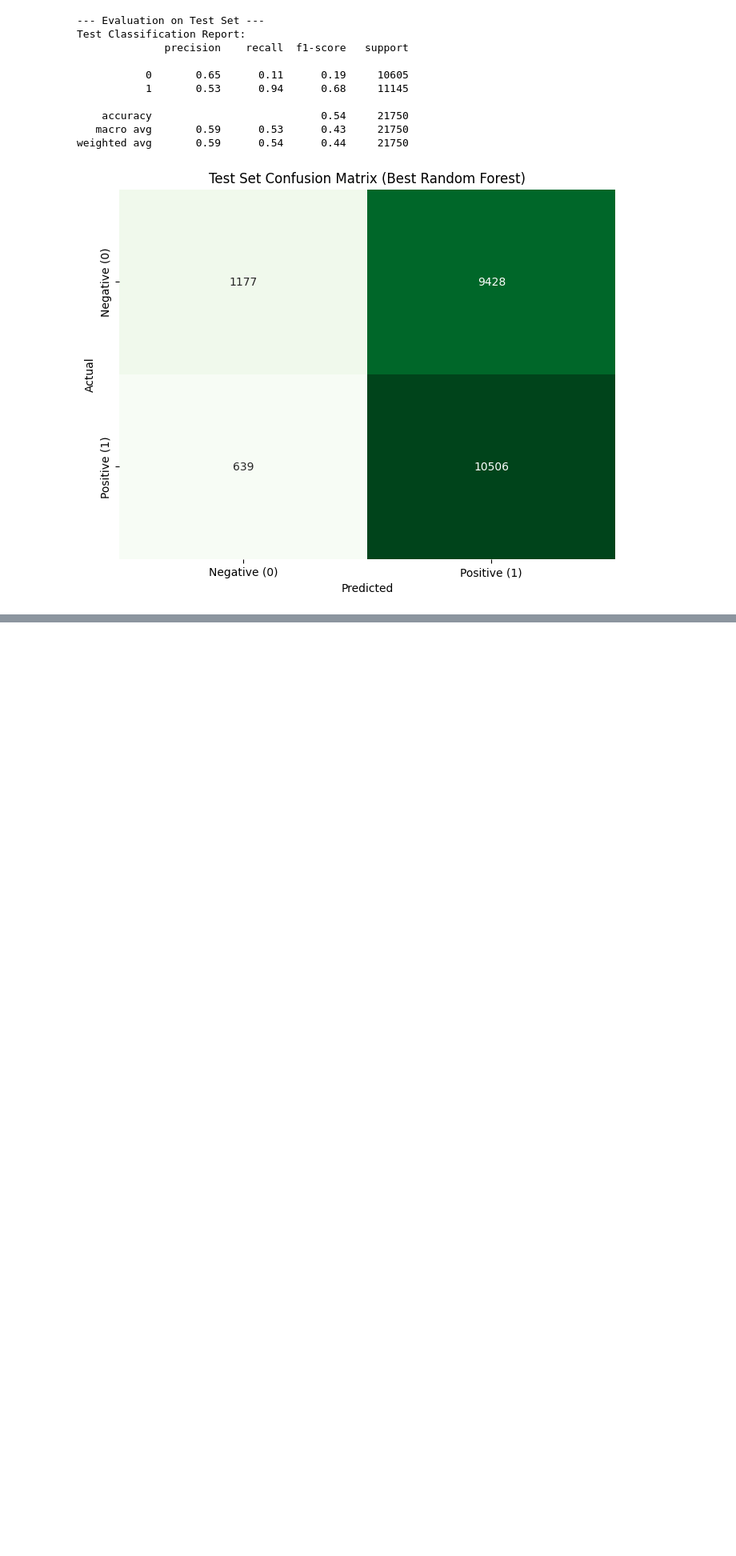
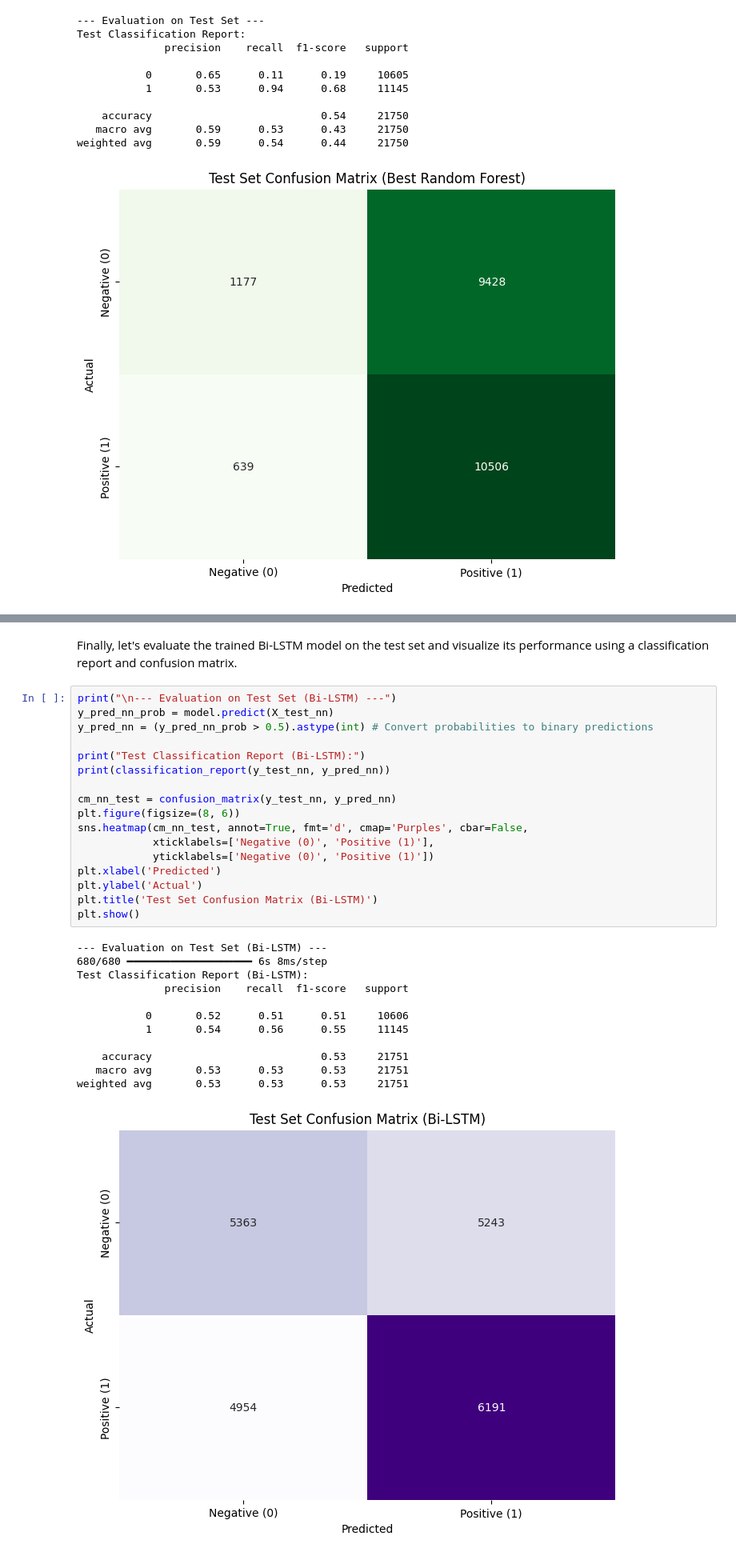
Before and after one commit to devpatel0005/TechMicra-AIML-Summer-Internship, a Jupyter notebook: Stock_Sentiment_Analysis_and_Prediction.ipynb, the cells around one changed output, grey strips where cells are left out. Shown at 80% size. Saved outputs shown, nothing was run; the diff lists cells and outputs as text; blank space fills up the shorter version.

```diff
--- a/Stock_Sentiment_Analysis_and_Prediction.ipynb
+++ b/Stock_Sentiment_Analysis_and_Prediction.ipynb
@@ -306,0 +458,32 @@ weighted avg       0.59      0.54      0.44     21750
+# %% [markdown]
+Finally, let's evaluate the trained Bi-LSTM model on the test set and visualize its performance using a classification report and confusion matrix.
+# %%
+print("\n--- Evaluation on Test Set (Bi-LSTM) ---")
+y_pred_nn_prob = model.predict(X_test_nn)
+y_pred_nn = (y_pred_nn_prob > 0.5).astype(int) # Convert probabilities to binary predictions
+
+print("Test Classification Report (Bi-LSTM):")
+print(classification_report(y_test_nn, y_pred_nn))
+
+cm_nn_test = confusion_matrix(y_test_nn, y_pred_nn)
+plt.figure(figsize=(8, 6))
+sns.heatmap(cm_nn_test, annot=True, fmt='d', cmap='Purples', cbar=False,
+            xticklabels=['Negative (0)', 'Positive (1)'],
+            yticklabels=['Negative (0)', 'Positive (1)'])
+plt.xlabel('Predicted')
+plt.ylabel('Actual')
+plt.title('Test Set Confusion Matrix (Bi-LSTM)')
+plt.show()
+# %% [output]
+--- Evaluation on Test Set (Bi-LSTM) ---
+680/680 ━━━━━━━━━━━━━━━━━━━━ 6s 8ms/step
+Test Classification Report (Bi-LSTM):
+              precision    recall  f1-score   support
+
+           0       0.52      0.51      0.51     10606
+           1       0.54      0.56      0.55     11145
+
+    accuracy                           0.53     21751
+   macro avg       0.53      0.53      0.53     21751
+weighted avg       0.53      0.53      0.53     21751
+[figure, added]
```
Also changed, not shown: parts of 14 cells of this notebook.
